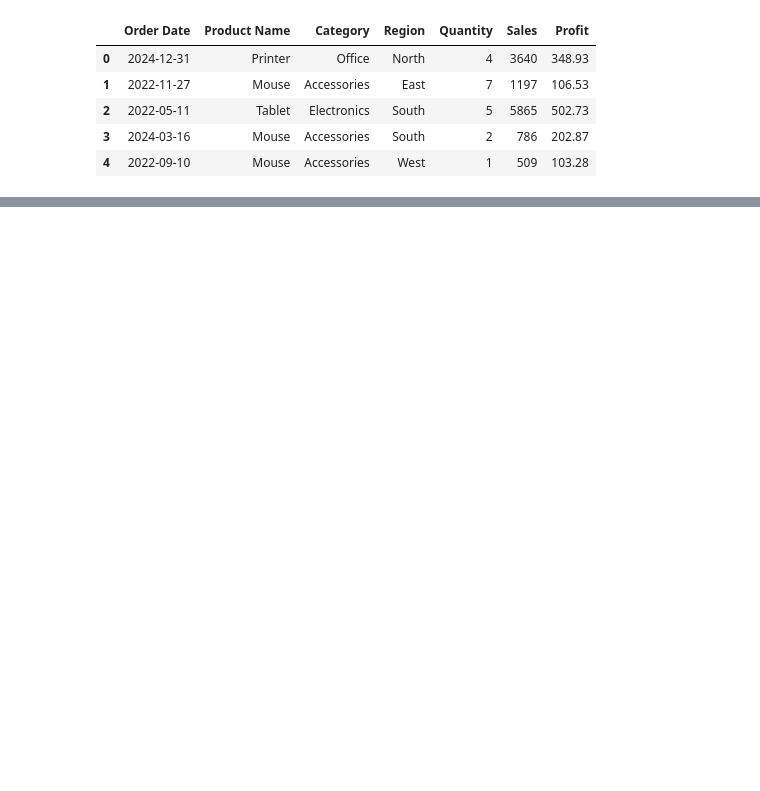
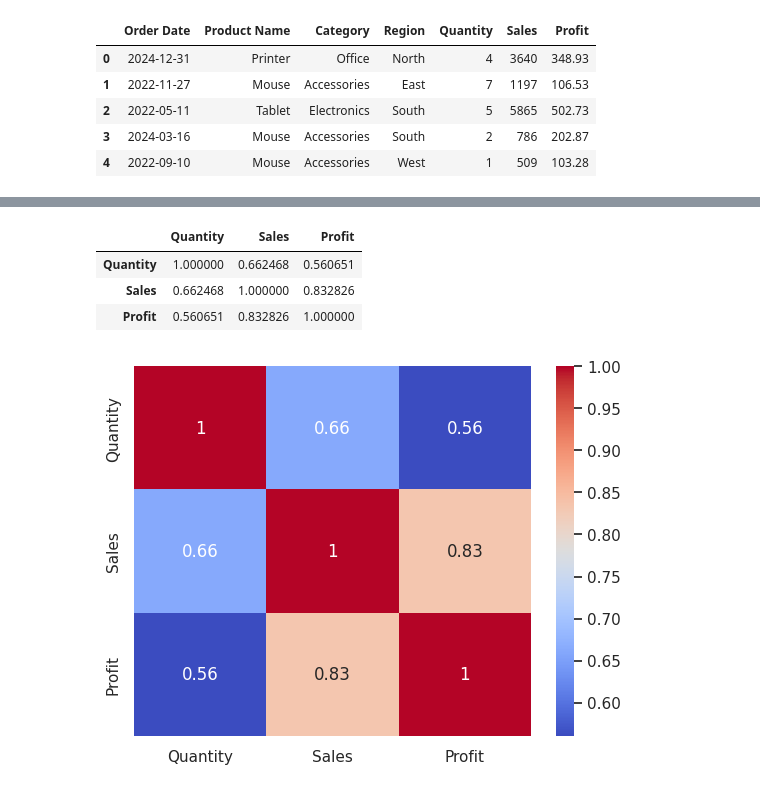
Before and after one commit to ramoliyaYug/AIML, a Jupyter notebook: EComSales&Profit/EComSales&Profit.ipynb, the cells around one changed output, grey strips where cells are left out. Cells and saved outputs as stored; diff of their text form; code cells hidden in the pictures; blank space fills up the shorter version.

Commit message:
Completed E Commerce Profit Prediction

```diff
--- a/EComSales&Profit/EComSales&Profit.ipynb
+++ b/EComSales&Profit/EComSales&Profit.ipynb
@@ -50,0 +91,19 @@ df.head()
+# %%
+#drop order date
+df.drop("Order Date", axis=1, inplace=True)
+# %%
+nums_col = df.select_dtypes(include=[np.number]).columns
+cat_cols = df.select_dtypes(exclude=[np.number]).columns
+# %%
+correlation = df[nums_col].corr()
+correlation
+# %% [output]
+|  | Quantity | Sales | Profit |
+| Quantity | 1.000000 | 0.662468 | 0.560651 |
+| Sales | 0.662468 | 1.000000 | 0.832826 |
+| Profit | 0.560651 | 0.832826 | 1.000000 |
+# %%
+sns.heatmap(correlation, annot=True, cmap="coolwarm")
+plt.show()
+# %% [output]
+[figure, added]
```
Also changed, not shown: parts of 18 cells of this notebook.
